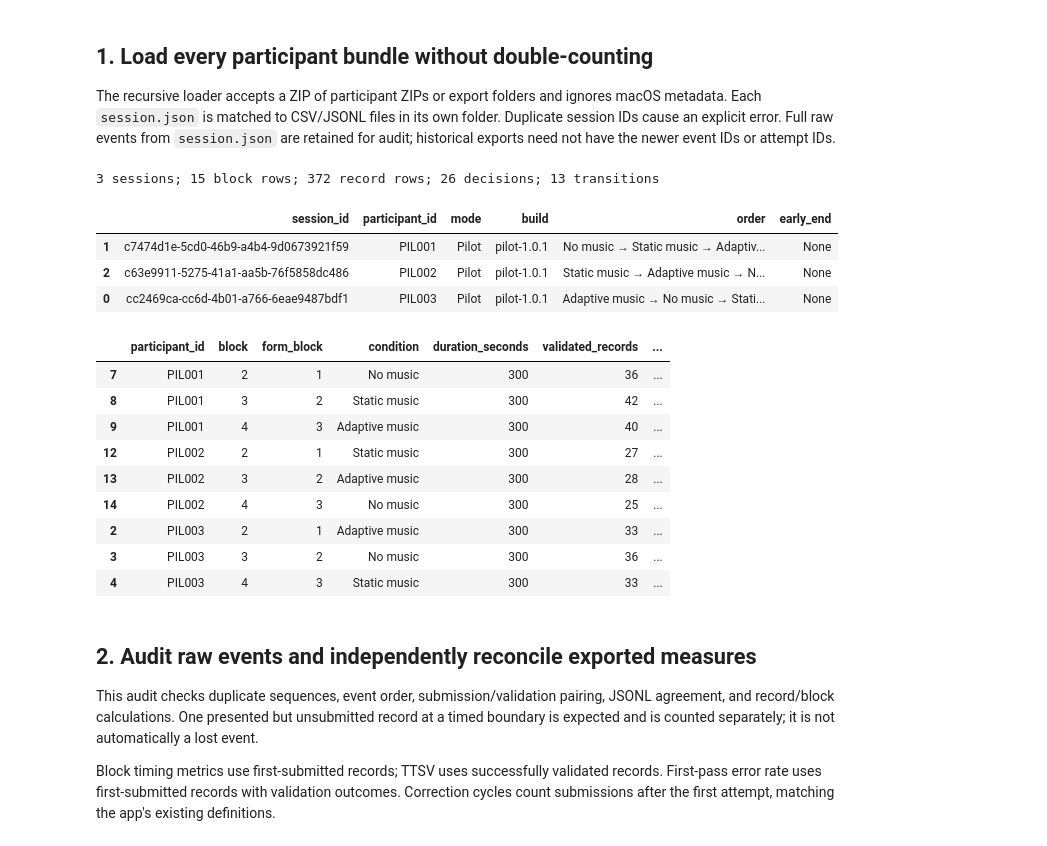
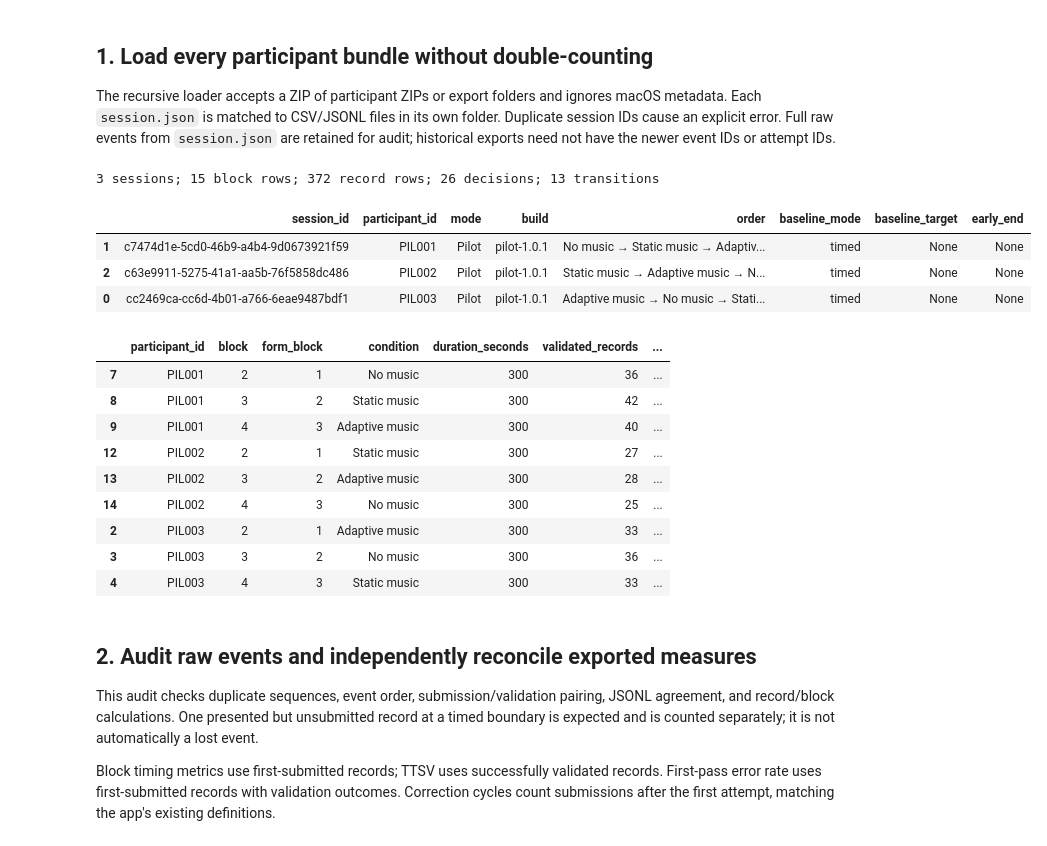
Before and after one commit to strangeshands/TunedIn-Web, a Jupyter notebook: feedback-files/analysis/Pilot_Study_v1_App_Improvement_Analysis.ipynb, the cells around one changed output. Saved outputs shown, nothing was run; the diff lists cells and outputs as text; code cells hidden in the pictures.

Commit message:
chore: pilot study v2 analysis + organization of other analysis files

```diff
--- a/feedback-files/analysis/Pilot_Study_v1_App_Improvement_Analysis.ipynb
+++ b/feedback-files/analysis/Pilot_Study_v1_App_Improvement_Analysis.ipynb
@@ -55,70 +46,15 @@ display(provenance)
 
 The recursive loader accepts a ZIP of participant ZIPs or export folders and ignores macOS metadata. Each `session.json` is matched to CSV/JSONL files in its own folder. Duplicate session IDs cause an explicit error. Full raw events from `session.json` are retained for audit; historical exports need not have the newer event IDs or attempt IDs.
 # %%
-TABLES = ["blocks", "records", "decisions", "transitions", "tracks"]
-def walk_zip(data, source="outer"):
-    with zipfile.ZipFile(BytesIO(data)) as archive:
-        names = [n for n in archive.namelist() if not n.endswith("/")
-                 and "__MACOSX" not in n.split("/") and not Path(n).name.startswith("._")]
-        for name in names:
-            if name.lower().endswith(".zip"):
-                yield from walk_zip(archive.read(name), source + "/" + name)
-        for member in [n for n in names if Path(n).name == "session.json"]:
-            folder = member.rsplit("/", 1)[0] + "/" if "/" in member else ""
-            session = json.loads(archive.read(member))
-            bundle = {"source": source + "/" + member, "session": session}
-            for table in TABLES:
-                key = folder + table + ".csv"
-                bundle[table] = pd.read_csv(BytesIO(archive.read(key))) if key in names else pd.DataFrame()
-            raw_key = folder + "events.jsonl"
-            bundle["jsonl_events"] = [json.loads(line) for line in archive.read(raw_key).decode("utf-8").splitlines() if line.strip()] if raw_key in names else None
-            yield bundle
-
-bundles = list(walk_zip(EXPORT_ZIP.read_bytes()))
-if not bundles:
-    raise ValueError("No session.json export bundles found.")
-ids = [bundle["session"]["id"] for bundle in bundles]
-assert len(ids) == len(set(ids)), "Duplicate session bundles: resolve explicitly before analysis."
-
-def combine(name):
-    frames = []
-    for bundle in bundles:
-        frame = bundle[name].copy()
-        if frame.empty:
-            continue
-        session = bundle["session"]
-        assert "session_id" not in frame or frame.session_id.eq(session["id"]).all(), f"Wrong session label in {name}"
-        frame["session_id"] = session["id"]
-        frame["source_bundle"] = bundle["source"]
-        frames.append(frame)
-    return pd.concat(frames, ignore_index=True) if frames else pd.DataFrame()
-
-blocks, records, decisions, transitions, tracks = [combine(name) for name in TABLES]
-sessions = pd.DataFrame([{
-    "session_id": b["session"]["id"], "participant_id": b["session"]["participantId"],
-    "mode": b["session"]["studyMode"], "build": b["session"].get("buildVersion"),
-    "order": " → ".join(b["session"]["conditionOrder"]),
-    "early_end": b["session"].get("endedEarlyAt"),
-} for b in bundles]).sort_values("participant_id")
-for frame in [blocks, records, decisions, transitions]:
-    for column in frame.columns:
-        if column.endswith("_ms") or column in {"block", "duration_seconds", "record_count", "records_presented", "validated_records", "validated_records_per_minute", "first_pass_error_rate", "first_pass_accuracy", "correction_cycles", "submission_count"}:
-            frame[column] = pd.to_numeric(frame[column], errors="coerce")
-status = blocks.get("attempt_status", pd.Series("legacy_unspecified", index=blocks.index))
-completed = blocks.loc[status.eq("completed") | status.eq("legacy_unspecified")].copy()
-experimental = completed.loc[completed.block.ge(2)].copy()
-experimental["form_block"] = experimental.block - 1
-experimental["condition"] = pd.Categorical(experimental.condition, CONDITIONS, ordered=True)
-assert not experimental.duplicated(["session_id", "block"]).any(), "Ambiguous completed block keys."
-print(f"{len(sessions)} sessions; {len(blocks)} block rows; {len(records)} record rows; {len(decisions)} decisions; {len(transitions)} transitions")
-display(sessions)
-display(experimental[["participant_id", "block", "form_block", "condition", "duration_seconds", "validated_records", "validated_records_per_minute", "first_pass_error_rate"]].sort_values(["participant_id", "form_block"]))
+bundles, blocks, records, decisions, transitions, completed, experimental = (
+    pilot.load_exports(export_zip, display)
+)
 # %% [output]
 3 sessions; 15 block rows; 372 record rows; 26 decisions; 13 transitions
-|  | session_id | participant_id | mode | build | order | early_end |
-| 1 | c7474d1e-5cd0-46b9-a4b4-9d0673921f59 | PIL001 | Pilot | pilot-1.0.1 | No music → Static music → Adaptiv... | None |
-| 2 | c63e9911-5275-41a1-aa5b-76f5858dc486 | PIL002 | Pilot | pilot-1.0.1 | Static music → Adaptive music → N... | None |
-| 0 | cc2469ca-cc6d-4b01-a766-6eae9487bdf1 | PIL003 | Pilot | pilot-1.0.1 | Adaptive music → No music → Stati... | None |
+|  | session_id | participant_id | mode | build | order | baseline_mode | baseline_target | early_end |
+| 1 | c7474d1e-5cd0-46b9-a4b4-9d0673921f59 | PIL001 | Pilot | pilot-1.0.1 | No music → Static music → Adaptiv... | timed | None | None |
+| 2 | c63e9911-5275-41a1-aa5b-76f5858dc486 | PIL002 | Pilot | pilot-1.0.1 | Static music → Adaptive music → N... | timed | None | None |
+| 0 | cc2469ca-cc6d-4b01-a766-6eae9487bdf1 | PIL003 | Pilot | pilot-1.0.1 | Adaptive music → No music → Stati... | timed | None | None |
 |  | participant_id | block | form_block | condition | duration_seconds | validated_records | ... |
 | 7 | PIL001 | 2 | 1 | No music | 300 | 36 | ... |
 | 8 | PIL001 | 3 | 2 | Static music | 300 | 42 | ... |
```
Also changed, not shown: parts of 14 cells of this notebook, 10 other files.
